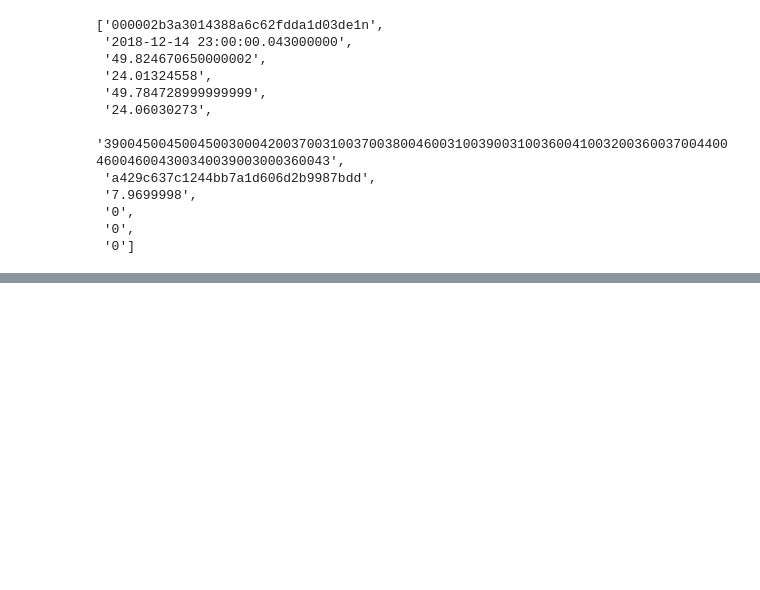
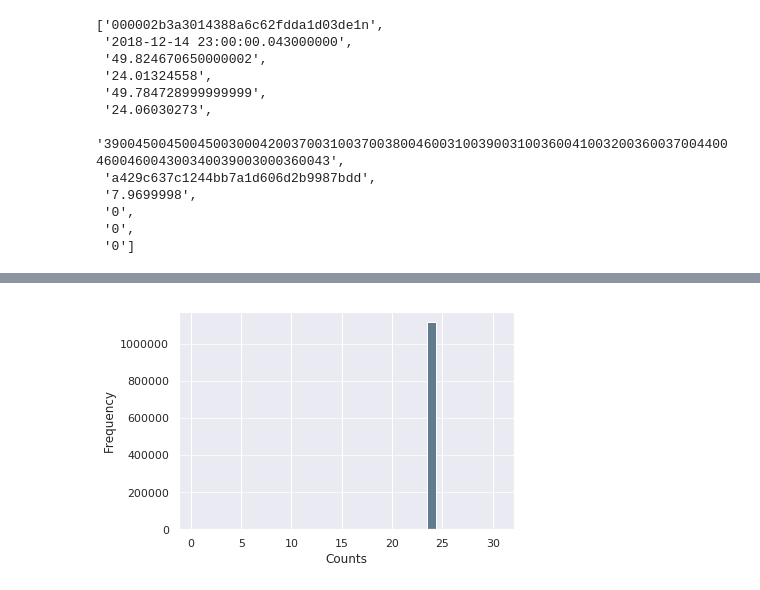
Before and after one commit to SettNozz/int_20h_lagrange, a Jupyter notebook: notebooks/int_20h.ipynb, the cells around one changed output, grey strips where cells are left out. Drawn from its saved outputs; the diff is of its cells as text; code cells hidden in the pictures; blank space fills up the shorter version.

```diff
--- a/notebooks/int_20h.ipynb
+++ b/notebooks/int_20h.ipynb
@@ -104,0 +172,8 @@ Count rows: 1117300  Without driver_id: 121509
+# %%
+commutes_lng = pd.Series(round_lng)
+commutes_lng.plot.hist(grid=True, bins=20, rwidth=0.6,
+                   color='#607c8e')
+plt.xlabel('Counts')
+plt.grid(axis='y', alpha=0.75)
+# %% [output]
+[figure, added]
```
Also changed, not shown: parts of 13 cells of this notebook.
